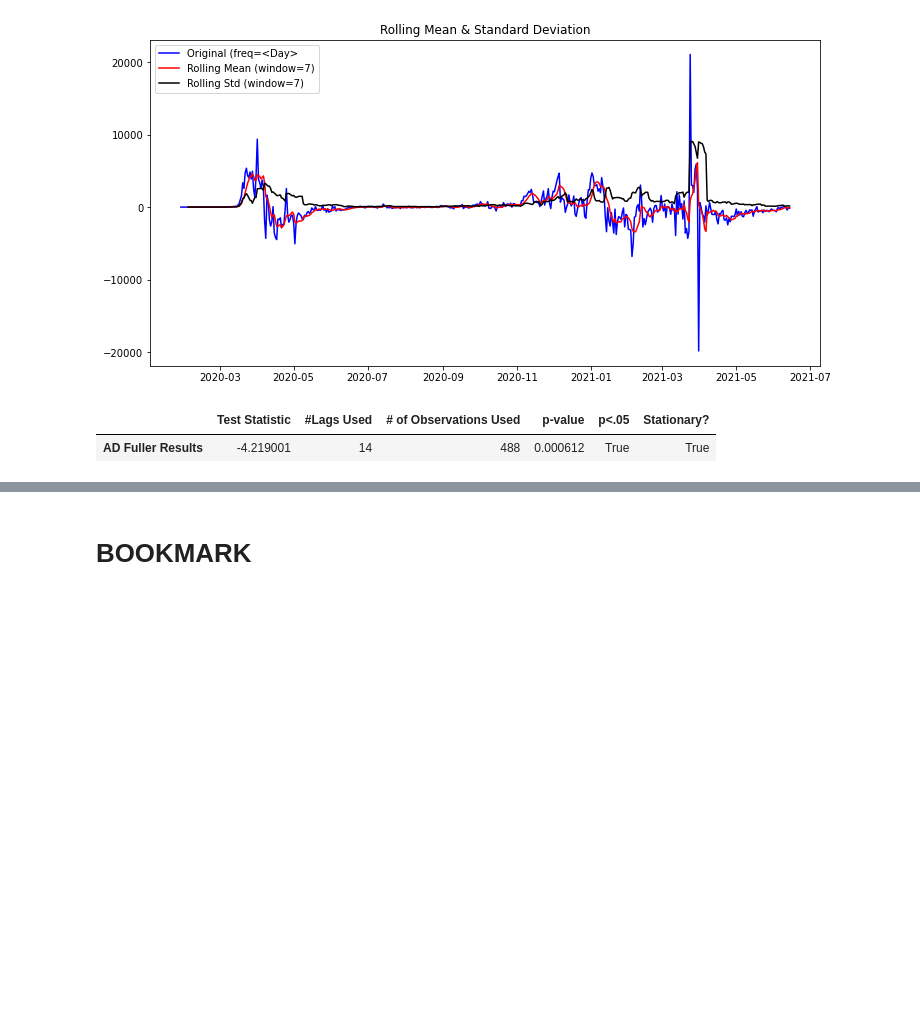
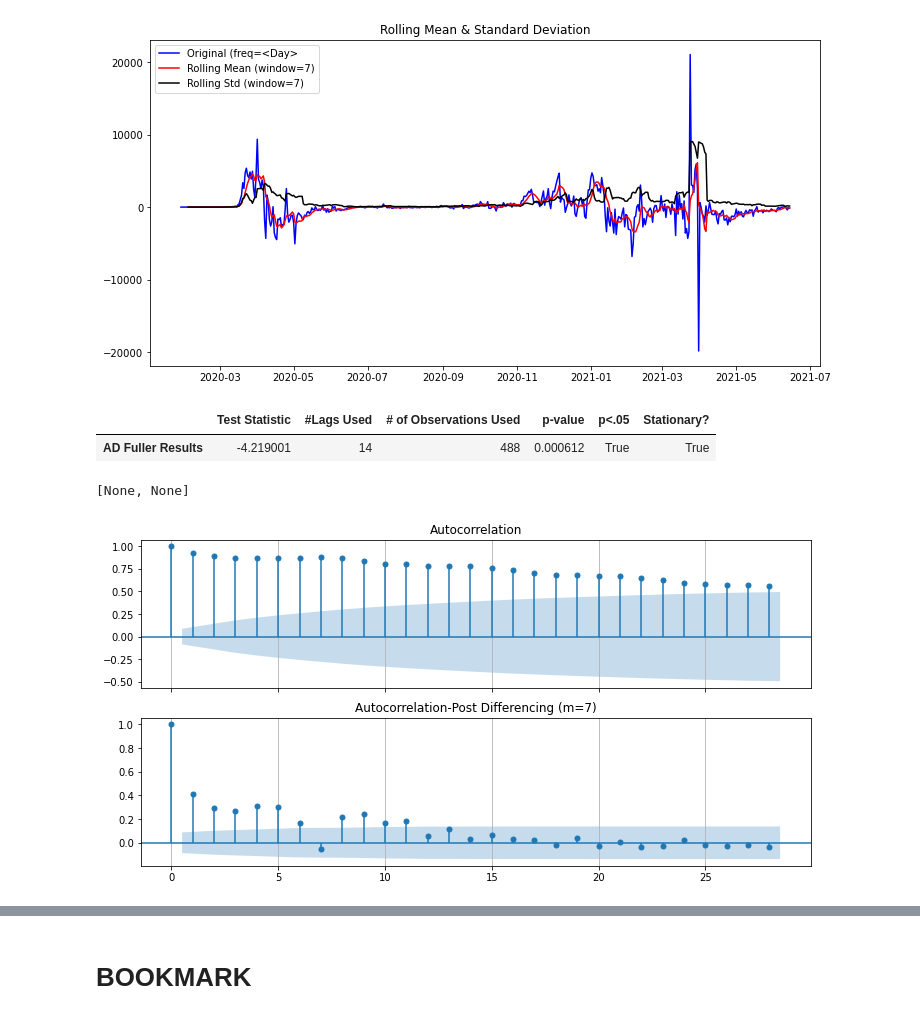
Before and after one commit to jirvingphd/playing-with-coronavirus-data, a Jupyter notebook: coronavirus_covid_19_timeseries_forecasting_08-2021.ipynb, the cells around one changed output, grey strips where cells are left out. Cells and saved outputs as stored; diff of their text form; code cells hidden in the pictures; blank space fills up the shorter version.

```diff
--- a/coronavirus_covid_19_timeseries_forecasting_08-2021.ipynb
+++ b/coronavirus_covid_19_timeseries_forecasting_08-2021.ipynb
@@ -394,3 +381,13 @@ fn.stationarity_check(train.diff(7).dropna(), window=7)
 [figure]
 |  | Test Statistic | #Lags Used | # of Observations Used | p-value | p<.05 | Stationary? |
 | AD Fuller Results | -4.219001 | 14 | 488 | 0.000612 | True | True |
+# %%
+m=7
+fig,axes = plt.subplots(nrows=2, sharex=True)
+tsa.graphics.plot_acf(train,ax=axes[0],title='Autocorrelation')
+
+tsa.graphics.plot_acf(train.diff(m).dropna(),ax=axes[1],title=f'Autocorrelation-Post Differencing (m={m})');
+[a.grid(which='both',axis='x') for a in axes]
+# %% [output]
+[None, None]
+[figure, added]
```
Also changed, not shown: parts of 17 cells of this notebook, 1 other file.
